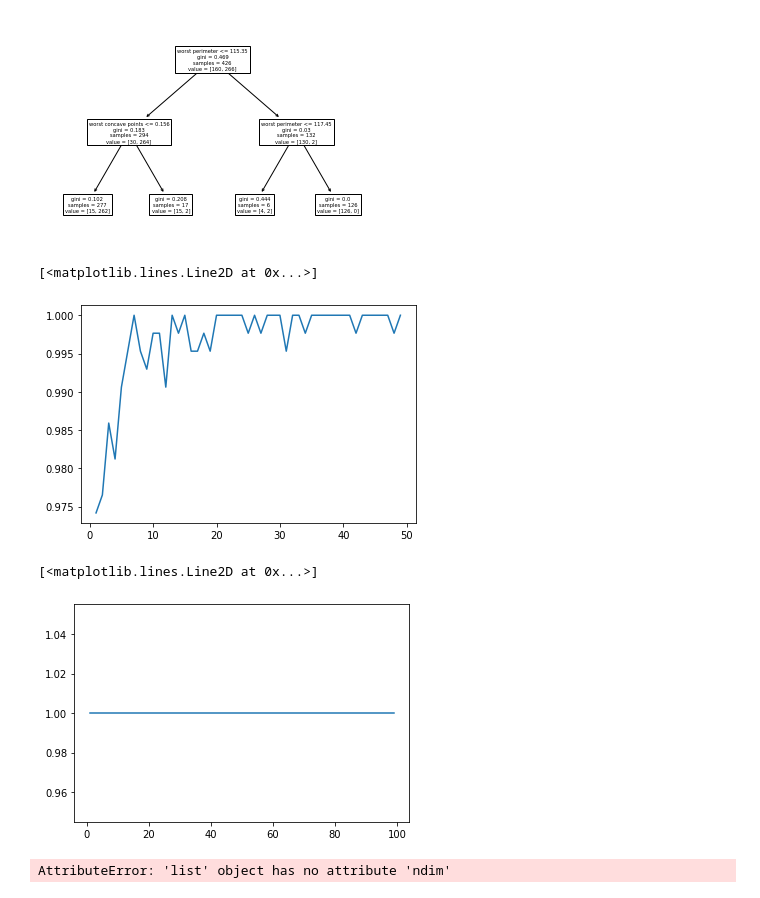
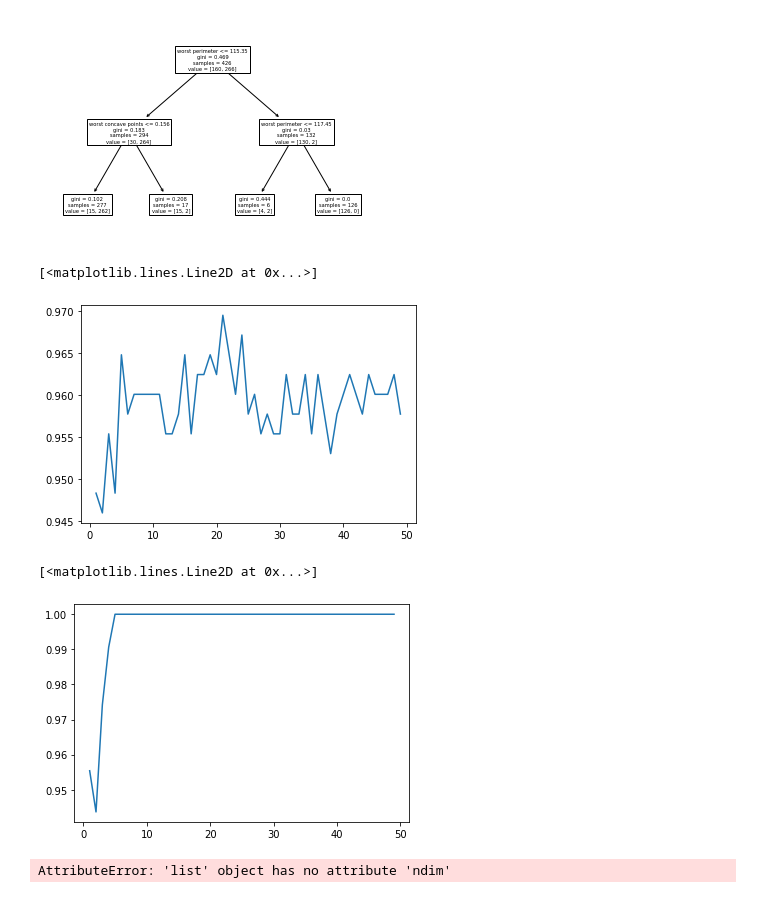
Before and after one commit to Jnguyenpham94/CECS451, a Jupyter notebook: 12/Assn12.ipynb, the cells around one changed output. Cells and saved outputs as stored; diff of their text form; code cells hidden in the pictures.

```diff
--- a/12/Assn12.ipynb
+++ b/12/Assn12.ipynb
@@ -70,32 +70,33 @@ tree.plot_tree(clf, feature_names=cancer_data.feature_names)
 # %%
 # i bagging
 from sklearn.datasets import make_classification
 from sklearn.ensemble import BaggingClassifier
 import matplotlib.pyplot as plt
 
 
 n_est = 50
 bagging_score = []
 for i in range(1, n_est):
-    bag = BaggingClassifier(DecisionTreeClassifier(), n_estimators=i)
+    bag = BaggingClassifier(DecisionTreeClassifier(criterion="gini", max_depth=2), n_estimators=i)
     bag.fit(x_train, y_train)
     bagging_score.append(bag.score(x_train, y_train))
+
 # print(bagging_score)
 n_estimate = list(range(1, n_est))
 # print(len(n_estimate))
 plt.plot(n_estimate, bagging_score)
 # %% [output]
 [<matplotlib.lines.Line2D at 0x...>]
-[figure, old version]
+[figure, new version]
 # %%
 # j AdaBoost
 from sklearn.ensemble import AdaBoostClassifier
 from sklearn.tree import DecisionTreeClassifier
 
-n_est = 100
+n_est = 50
 boost_score = []
 for i in range(1, n_est):
-    ada = AdaBoostClassifier(DecisionTreeClassifier(), n_estimators=i)
+    ada = AdaBoostClassifier(DecisionTreeClassifier(criterion="gini", max_depth=2), n_estimators=i)
     ada.fit(x_train, y_train)
     boost_score.append(ada.score(x_train, y_train))
 
@@ -105,7 +106,7 @@ n_estimate = list(range(1, n_est))
 plt.plot(n_estimate, boost_score)
 # %% [output]
 [<matplotlib.lines.Line2D at 0x...>]
-[figure, old version]
+[figure, new version]
 # %%
 # k random forest
 from sklearn.ensemble import RandomForestClassifier
```
Also changed, not shown: parts of 1 cell of this notebook.
